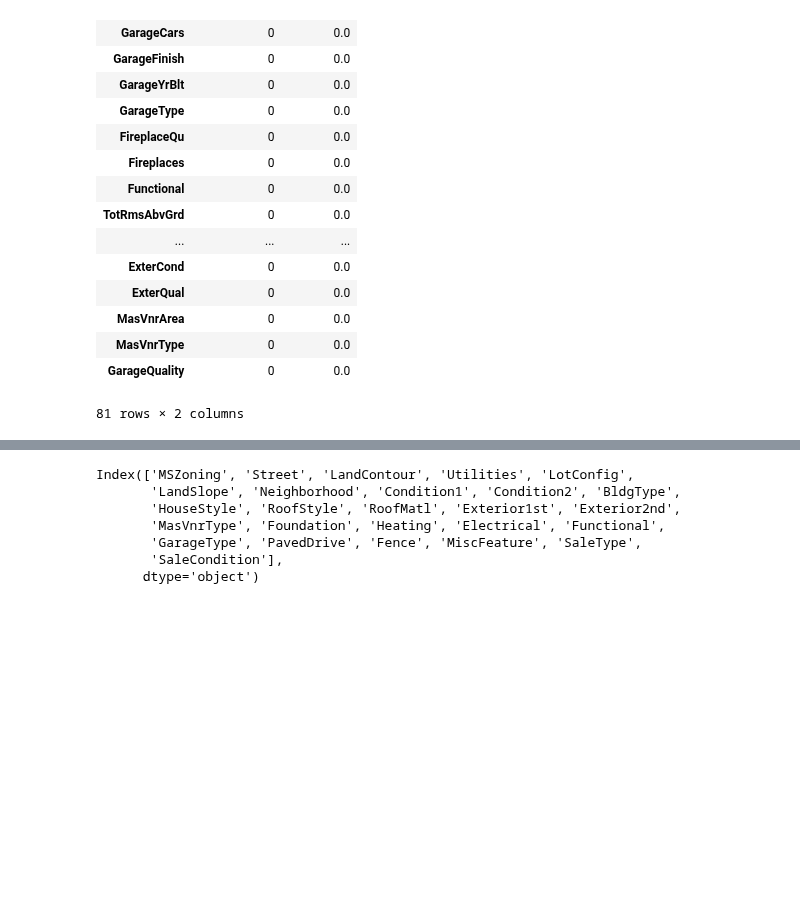
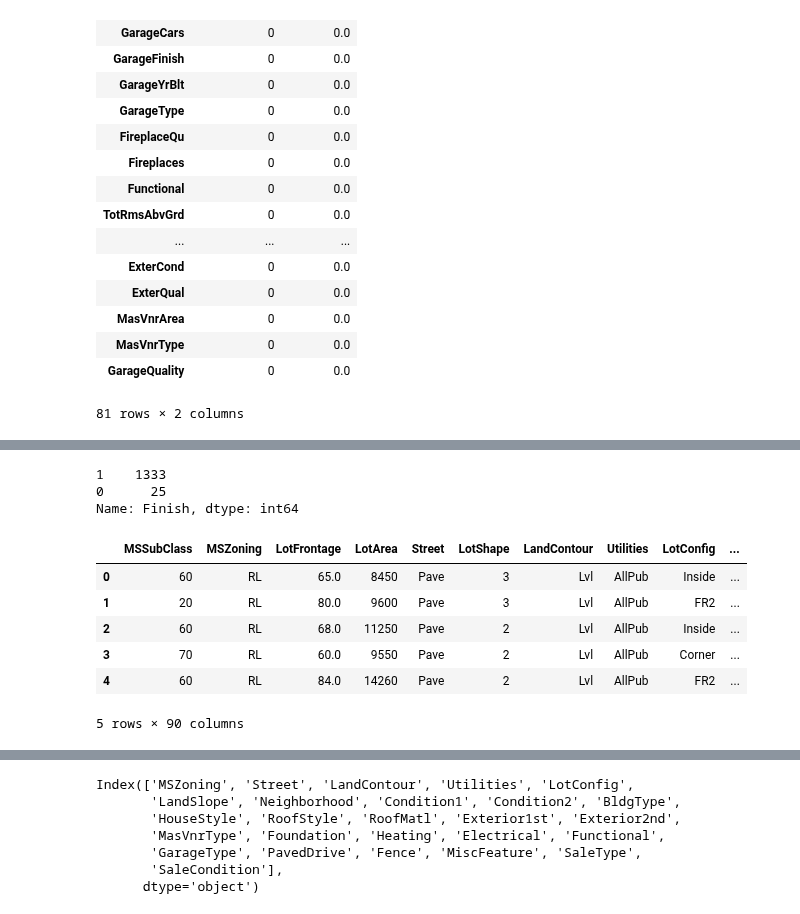
Before and after one commit to TiGaI/HousingPriceKaggleProject3, a Jupyter notebook: ames_eda.ipynb, the cells around one changed output, grey strips where cells are left out. Drawn from its saved outputs; the diff is of its cells as text; code cells hidden in the pictures; blank space fills up the shorter version.

```diff
--- a/ames_eda.ipynb
+++ b/ames_eda.ipynb
@@ -285,0 +273,21 @@ Name: Remodel, dtype: int64
+# %%
+### find the age of the house by subtracting YrSold and YearRemodAdd
+train_full['HouseAge'] = train_full['YrSold']-train_full['YearRemodAdd']
+
+### find the age of the garage by subtracting YrSold and GarageYrBlt
+train_full['GarageAge'] = train_full['YrSold'] - train_full['GarageYrBlt']   ### this has 0.6 correlation with HouseAge
+
+### create a binary remodel variable to denote whether it has been remodeled or not
+train_full['Remodel'] = (
+    np.where(
+        train_full['YearBuilt'] == train_full['YrSold'],
+        0,
+        1
+        ))
+
+### create a new variable TotolBath to sum up the num of bathrooms in the house
+train_full['TotalBath'] = train_full['FullBath'] + 0.5 * train_full['HalfBath'] + train_full['BsmtFullBath'] + 0.5 * train_full['BsmtHalfBath']
+
+### Take care of the HouseStyle
+
+### Take care of the MSSubClass
@@ -285,0 +363,37 @@ Name: Remodel, dtype: int64
+# %%
+#### collapse 'MSSubClass', 'HouseStyle' into 'Floor', 'Finished', 'PUD', 'SFoyer', 'SLvl',
+## Create 'PUB' column:
+def PUDcol(x):
+  if x['MSSubClass'] in [120,150,160,180]:
+    return 1
+  else:
+    return 0
+
+train_full['PUD'] = train_full.apply (lambda row: PUDcol(row), axis=1)
+# %%
+## collapse 'HouseStyle' into 'SFoyer', 'Floor', 'Finish', 'Slvl'
+tempstyle = train_full['HouseStyle'].str.split('(\d*\.\d+|\d+)([A-Za-z]+)', expand=True)
+tempstyle.rename(columns={0:'SFoyer',1:'Floor', 2:'Finish',3:'Slvl'}, inplace=True)
+tempstyle['Slvl'] = np.where(tempstyle['SFoyer']=="Slvl", 1, 0)
+tempstyle['SFoyer'] = np.where(tempstyle['SFoyer']=="SFoyer", 1, 0)
+tempstyle['Finish'] = np.where(tempstyle['Finish']=="Story", 1, tempstyle['Finish'])
+tempstyle['Finish'] = np.where(tempstyle['Finish']=="Fin", 1, tempstyle['Finish'])
+tempstyle['Finish'] = np.where(tempstyle['Finish']=="Unf", 0, tempstyle['Finish'])
+#tempstyle
+train_full1 = pd.concat([train_full, tempstyle], axis = 1)
+# %%
+tempstyle['Finish'].value_counts()
+# %% [output]
+1    1333
+0      25
+Name: Finish, dtype: int64
+# %%
+train_full1.head()
+# %% [output]
+|  | MSSubClass | MSZoning | LotFrontage | LotArea | Street | LotShape | LandContour | Utilities | LotConfig | ... |
+| 0 | 60 | RL | 65.0 | 8450 | Pave | 3 | Lvl | AllPub | Inside | ... |
+| 1 | 20 | RL | 80.0 | 9600 | Pave | 3 | Lvl | AllPub | FR2 | ... |
+| 2 | 60 | RL | 68.0 | 11250 | Pave | 2 | Lvl | AllPub | Inside | ... |
+| 3 | 70 | RL | 60.0 | 9550 | Pave | 2 | Lvl | AllPub | Corner | ... |
+| 4 | 60 | RL | 84.0 | 14260 | Pave | 2 | Lvl | AllPub | FR2 | ... |
+5 rows × 90 columns
```
Also changed, not shown: parts of 14 cells of this notebook.
